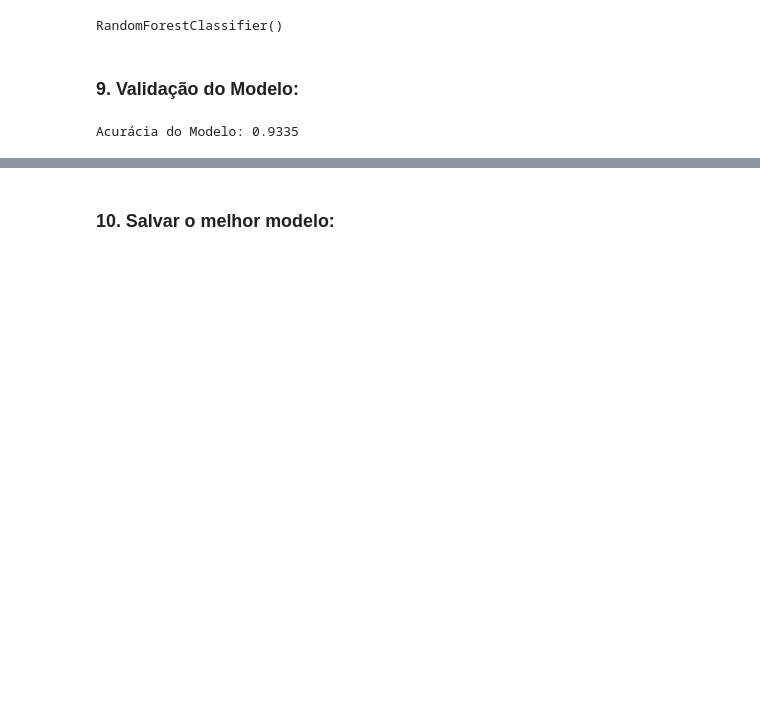
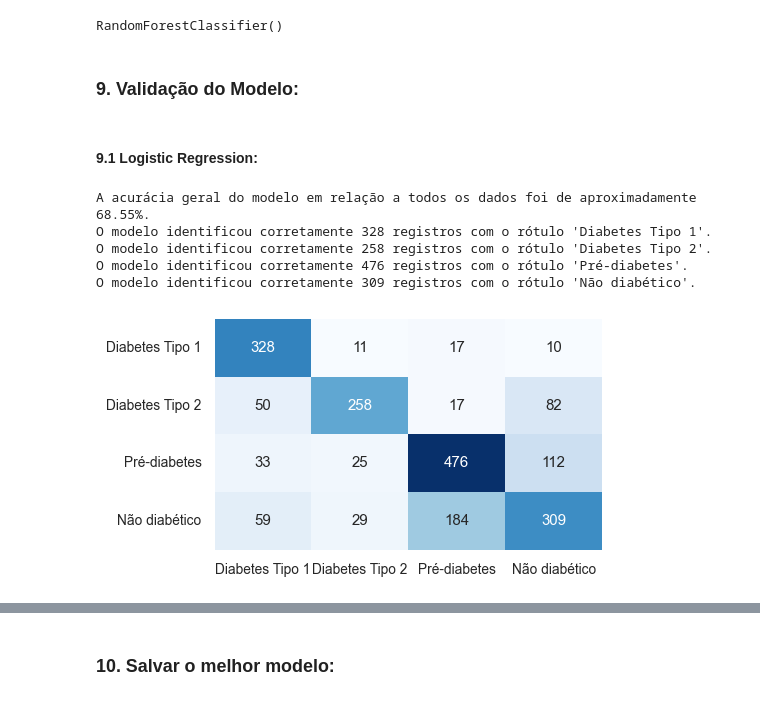
Before and after one commit to luccasena/Machine-Learning-com-Python, a Jupyter notebook: notebooks/classificacao.ipynb, the cells around one changed output, grey strips where cells are left out. Saved outputs shown, nothing was run; the diff lists cells and outputs as text; code cells hidden in the pictures; blank space fills up the shorter version.

Commit message:
add: Matriz de Confusão no notebook.

```diff
--- a/notebooks/classificacao.ipynb
+++ b/notebooks/classificacao.ipynb
@@ -94,11 +99,16 @@ x_data, y_data
 # %% [markdown]
 ### **6. Técnicas de Pré-processamento:**
 # %%
-encoder_cat = LabelEncoder()
-x_data[:, 1] = encoder_cat.fit_transform(x_data[:, 1])  # Codificando a coluna 'genero': 1 para masculino, 0 para feminino
+encoder_cat = ColumnTransformer(transformers=[('OneHot', OneHotEncoder(), [1])], remainder='passthrough')
 # %%
 scaler = StandardScaler()
+# %%
+preprocessor = Pipeline(steps=[
+                                ('Encoder', encoder_cat),
+                                ('Scaler', scaler)
+                            ]
+                        )
 # %%
-x_data = scaler.fit_transform(x_data)
+x_data = preprocessor.fit_transform(x_data)
 x_data
 # %% [output]
@@ -147,11 +157,35 @@ modelRF.fit(x_train, y_train)
 RandomForestClassifier()
 # %% [markdown]
 ### **9. Validação do Modelo:**
+# %%
+def PerformanceMetrics(y_true, predict, class_name):
+
+    # Imprime Matriz de Confusão:
+    confusion_matrix_df = pd.DataFrame(
+        confusion_matrix(y_true, predict),
+        index=class_name,
+        columns=class_name
+    )
+
+    plt.figure(figsize=(5,3))
+    sn.set_theme(font_scale=0.9)
+    sn.heatmap(confusion_matrix_df, annot=True, fmt="d", cmap="Blues", cbar=False)
+
+
+    # Imprime a Acurácia:
+    print(f"A acurácia geral do modelo em relação a todos os dados foi de aproximadamente {accuracy_score(y_true, predict) * 100:.2f}%.")
+    for i, label in enumerate(class_name):
+        print(f"O modelo identificou corretamente {confusion_matrix_df.values[i][i]} registros com o rótulo '{label}'.")
+# %% [markdown]
+#### 9.1 Logistic Regression:
 # %%
-predictRF = modelRF.predict(x_test)
+predictLogistic = modelLogistic.predict(x_test)
 
-accurayRF = accuracy_score(y_test, predictRF)
-
-print(f"Acurácia do Modelo: {accurayRF}")
+PerformanceMetrics(y_test, predictLogistic, ['Diabetes Tipo 1', 'Diabetes Tipo 2', 'Pré-diabetes', 'Não diabético'])
 # %% [output]
-Acurácia do Modelo: 0.9335
+A acurácia geral do modelo em relação a todos os dados foi de aproximadamente 68.55%.
+O modelo identificou corretamente 328 registros com o rótulo 'Diabetes Tipo 1'.
+O modelo identificou corretamente 258 registros com o rótulo 'Diabetes Tipo 2'.
+O modelo identificou corretamente 476 registros com o rótulo 'Pré-diabetes'.
+O modelo identificou corretamente 309 registros com o rótulo 'Não diabético'.
+[figure, added]
```
Also changed, not shown: parts of 11 cells of this notebook, 3 other files.
